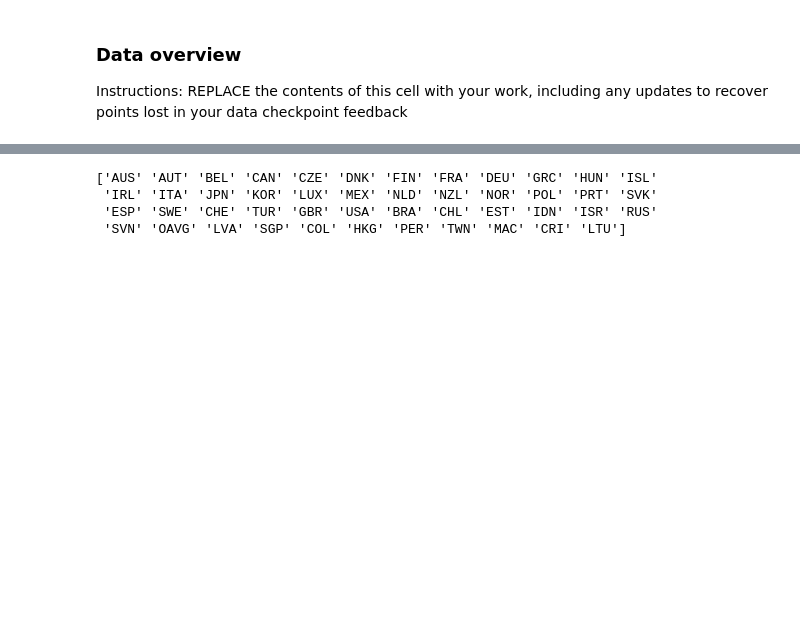
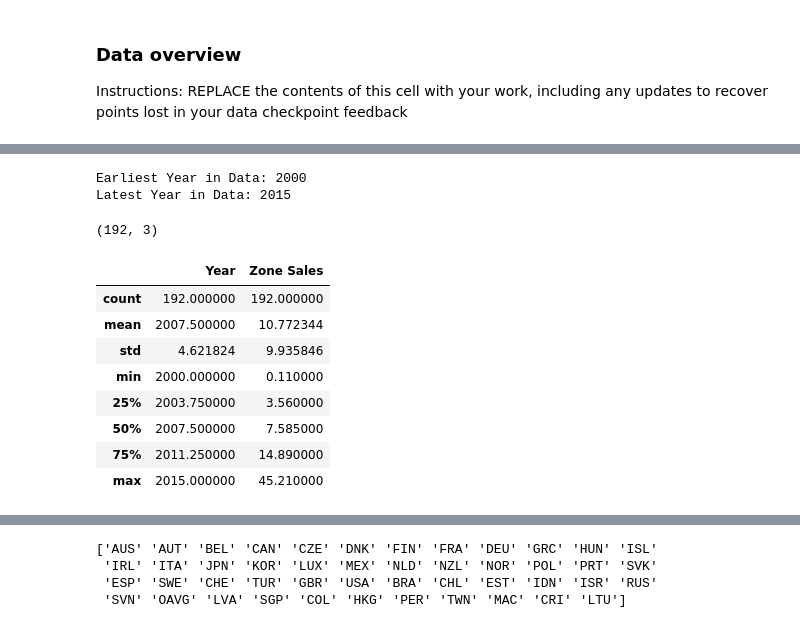
Before and after one commit to COGS108/Group037_WI26, a Jupyter notebook: 02-EDACheckpoint.ipynb, the cells around one changed output, grey strips where cells are left out. Saved outputs shown, nothing was run; the diff lists cells and outputs as text; code cells hidden in the pictures; blank space fills up the shorter version.

```diff
--- a/02-EDACheckpoint.ipynb
+++ b/02-EDACheckpoint.ipynb
@@ -100,0 +170,24 @@ Instructions: REPLACE the contents of this cell and the one below with your work
+# %%
+clean_vg_sales = clean_vg_sales[(clean_vg_sales['Year'] >= 2000) & (clean_vg_sales['Year'] <= 2015)]
+
+print(f"Earliest Year in Data: {clean_vg_sales['Year'].min()}")
+print(f"Latest Year in Data: {clean_vg_sales['Year'].max()}")
+# %% [output]
+Earliest Year in Data: 2000
+Latest Year in Data: 2015
+# %%
+clean_vg_sales.shape
+# %% [output]
+(192, 3)
+# %%
+clean_vg_sales.describe()
+# %% [output]
+|  | Year | Zone Sales |
+| count | 192.000000 | 192.000000 |
+| mean | 2007.500000 | 10.772344 |
+| std | 4.621824 | 9.935846 |
+| min | 2000.000000 | 0.110000 |
+| 25% | 2003.750000 | 3.560000 |
+| 50% | 2007.500000 | 7.585000 |
+| 75% | 2011.250000 | 14.890000 |
+| max | 2015.000000 | 45.210000 |
```
Also changed, not shown: parts of 19 cells of this notebook.
